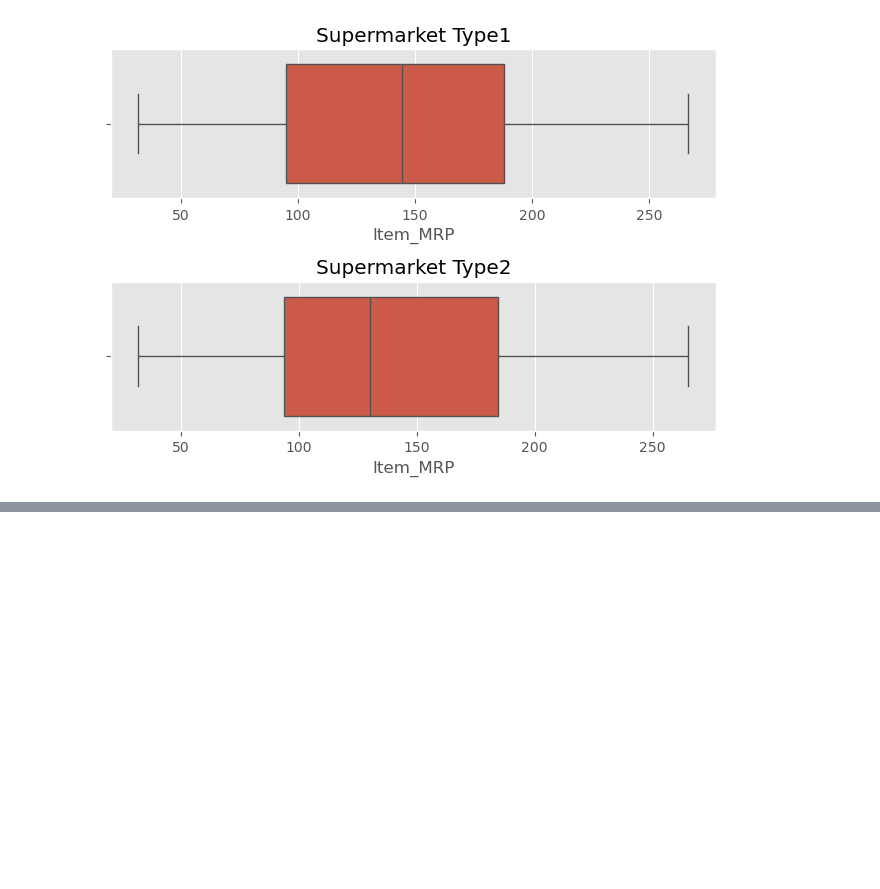
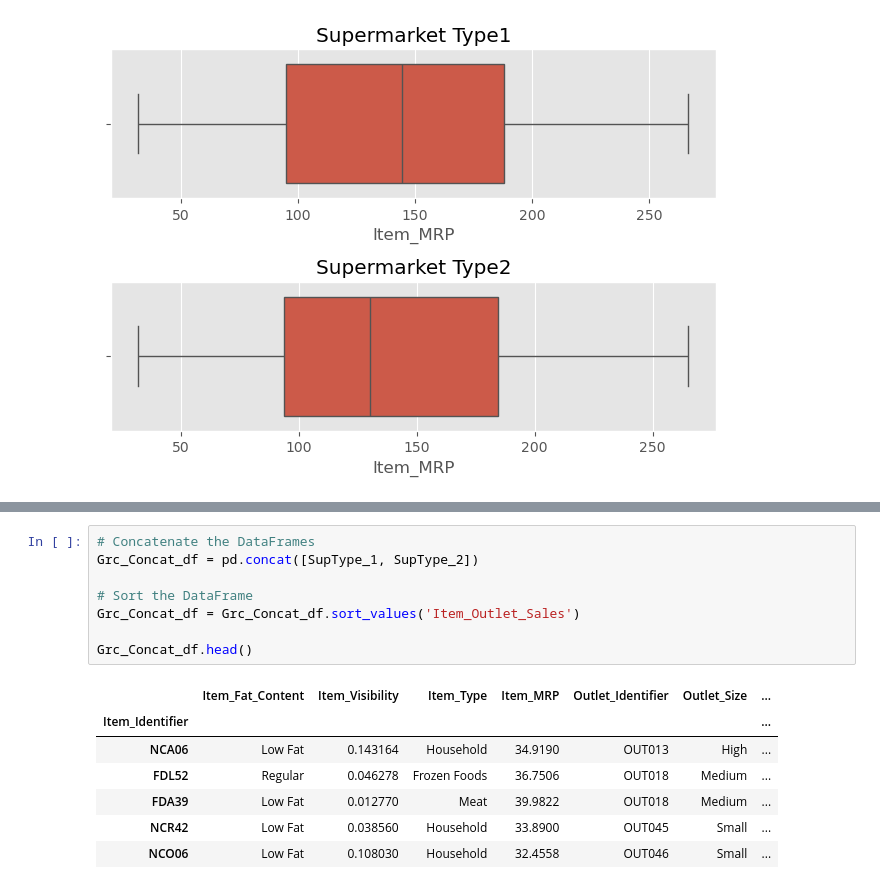
Before and after one commit to gretehalvorsen/DAVE3625_Oblig1, a Jupyter notebook: oblig1.ipynb, the cells around one changed output, grey strips where cells are left out. Cells and saved outputs as stored; diff of their text form; blank space fills up the shorter version.

```diff
--- a/oblig1.ipynb
+++ b/oblig1.ipynb
@@ -197,0 +206,16 @@ plt.show()
+# %%
+# Concatenate the DataFrames
+Grc_Concat_df = pd.concat([SupType_1, SupType_2])
+
+# Sort the DataFrame
+Grc_Concat_df = Grc_Concat_df.sort_values('Item_Outlet_Sales')
+
+Grc_Concat_df.head()
+# %% [output]
+|  | Item_Fat_Content | Item_Visibility | Item_Type | Item_MRP | Outlet_Identifier | Outlet_Size | ... |
+| Item_Identifier |  |  |  |  |  |  | ... |
+| NCA06 | Low Fat | 0.143164 | Household | 34.9190 | OUT013 | High | ... |
+| FDL52 | Regular | 0.046278 | Frozen Foods | 36.7506 | OUT018 | Medium | ... |
+| FDA39 | Low Fat | 0.012770 | Meat | 39.9822 | OUT018 | Medium | ... |
+| NCR42 | Low Fat | 0.038560 | Household | 33.8900 | OUT045 | Small | ... |
+| NCO06 | Low Fat | 0.108030 | Household | 32.4558 | OUT046 | Small | ... |
```
Also changed, not shown: parts of 1 cell of this notebook.
